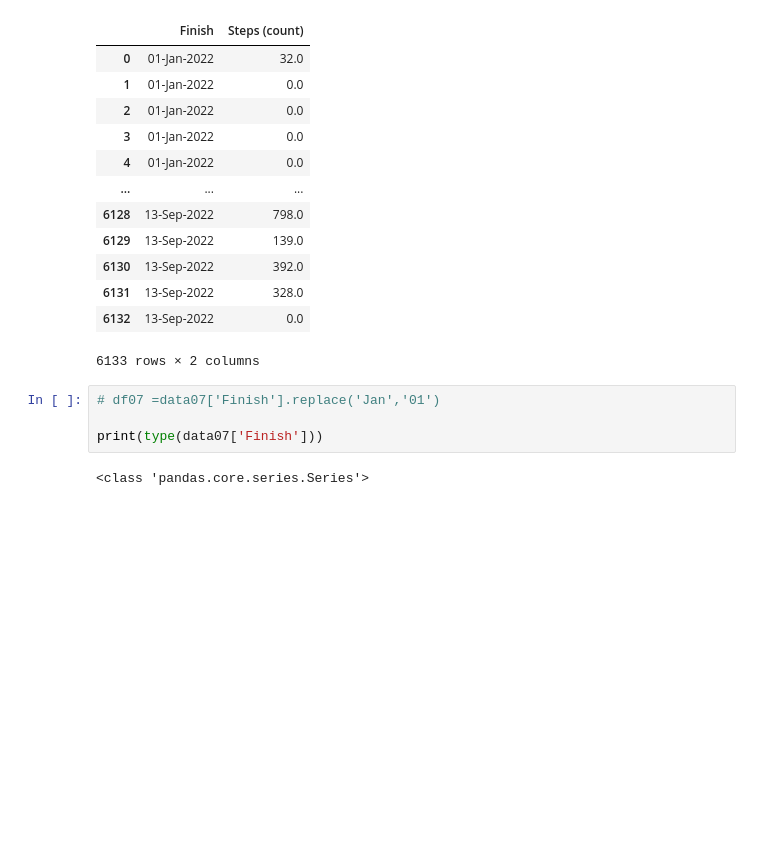
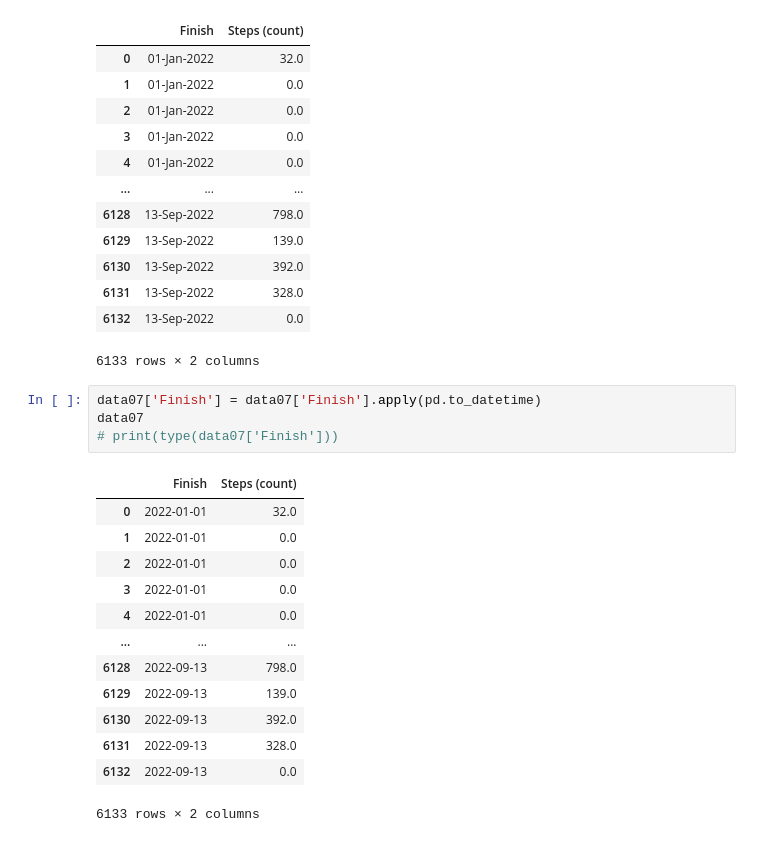
Before and after one commit to KuaiYu715/Steps-Counts-Analysis, a Jupyter notebook: Group data exploration/De shi/Code_ds.ipynb, the cells around one changed output. Cells and saved outputs as stored; diff of their text form; blank space fills up the shorter version.

```diff
--- a/Group data exploration/De shi/Code_ds.ipynb
+++ b/Group data exploration/De shi/Code_ds.ipynb
@@ -83,8 +95,20 @@ data07
 | 6132 | 13-Sep-2022 | 0.0 |
 6133 rows × 2 columns
 # %%
-# df07 =data07['Finish'].replace('Jan','01')
-
-print(type(data07['Finish']))
+data07['Finish'] = data07['Finish'].apply(pd.to_datetime)
+data07
+# print(type(data07['Finish']))
 # %% [output]
+|  | Finish | Steps (count) |
+| 0 | 2022-01-01 | 32.0 |
+| 1 | 2022-01-01 | 0.0 |
+| 2 | 2022-01-01 | 0.0 |
+| 3 | 2022-01-01 | 0.0 |
+| 4 | 2022-01-01 | 0.0 |
+| ... | ... | ... |
+| 6128 | 2022-09-13 | 798.0 |
+| 6129 | 2022-09-13 | 139.0 |
+| 6130 | 2022-09-13 | 392.0 |
+| 6131 | 2022-09-13 | 328.0 |
+| 6132 | 2022-09-13 | 0.0 |
-<class 'pandas.core.series.Series'>
+6133 rows × 2 columns
```
Also changed, not shown: parts of 11 cells of this notebook.
